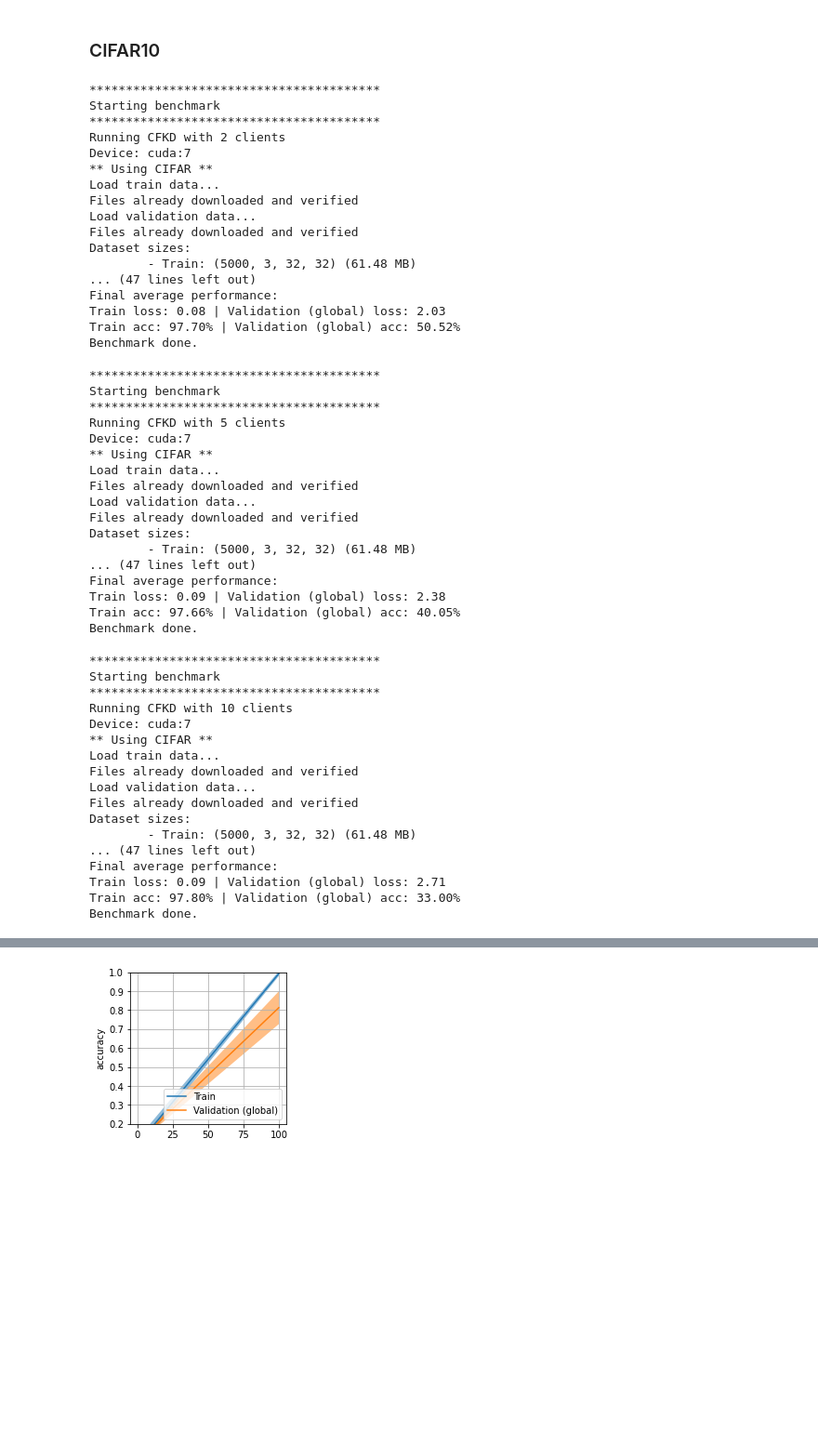
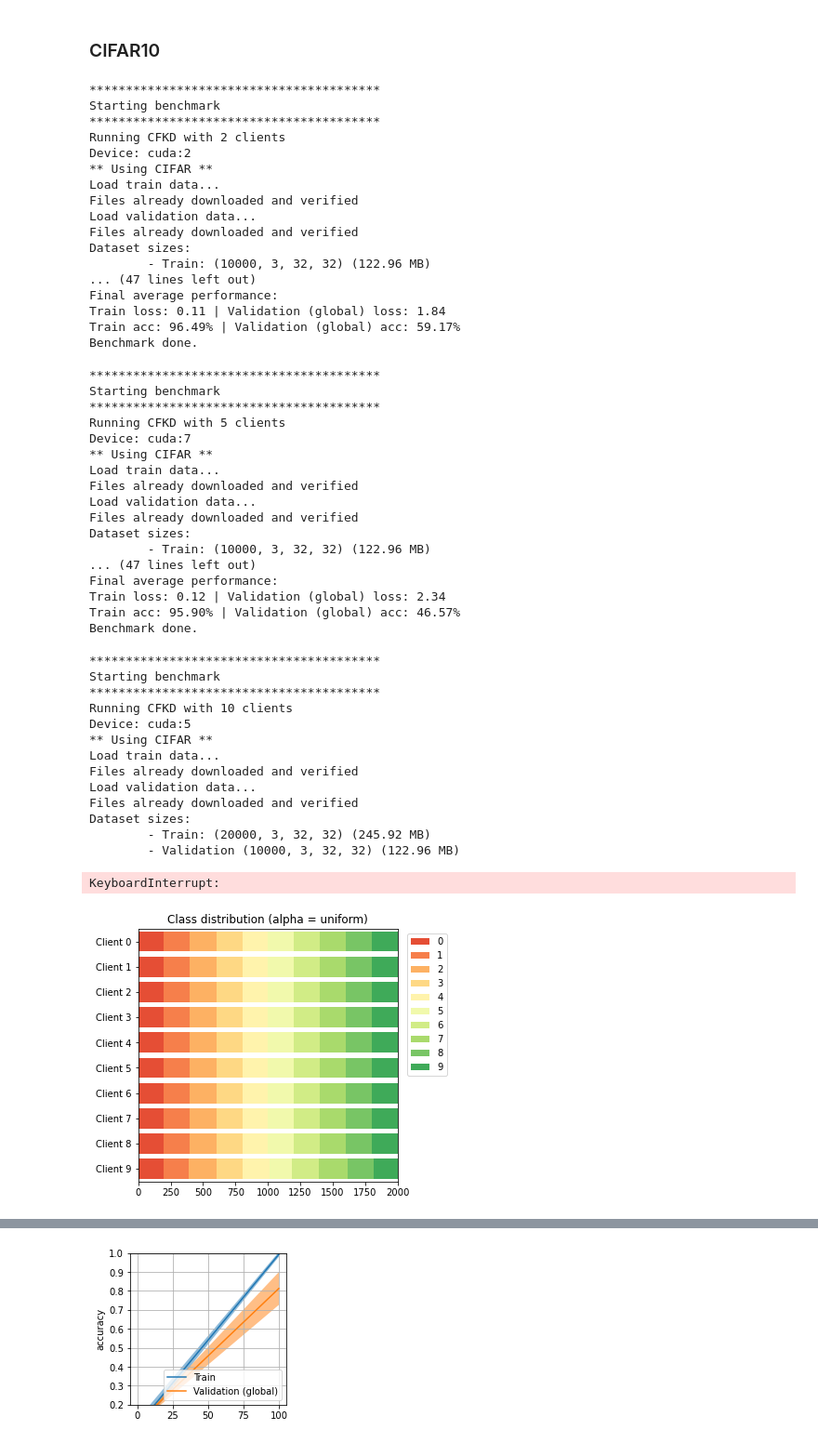
Before and after one commit to jingax/Multi-Fed, a Jupyter notebook: Figures.ipynb, the cells around one changed output, grey strips where cells are left out. Shown at 93% size. Drawn from its saved outputs; the diff is of its cells as text; code cells hidden in the pictures; blank space fills up the shorter version.

```diff
--- a/Figures.ipynb
+++ b/Figures.ipynb
@@ -250,12 +250,12 @@ Benchmark done.
 # %%
 dataset = "CIFAR10"
 model = "ResNet18"
-reduced = 0.1
-rounds = 25
+reduced = 0.2
+rounds = 20
 n_avg = 10
 track_history = 0
 export_dir = None #"./saves/MNIST_test"
-device = "cuda:7"
+device = "cuda:2"
 n_clients = 2
 lambda_kd = 10
 lambda_disc = 1
@@ -270,24 +270,24 @@ pt_kd, pt_fl, pt_fd, pt_il = benchmark(n_clients=n_clients, dataset=dataset, mod
 Starting benchmark
 ****************************************
 Running CFKD with 2 clients
-Device: cuda:7
+Device: cuda:2
 ** Using CIFAR **
 Load train data...
 Files already downloaded and verified
 Load validation data...
 Files already downloaded and verified
 Dataset sizes:
-        - Train: (5000, 3, 32, 32) (61.48 MB)
+        - Train: (10000, 3, 32, 32) (122.96 MB)
 ... (47 lines left out)
 Final average performance:
-Train loss: 0.08 | Validation (global) loss: 2.03
-Train acc: 97.70% | Validation (global) acc: 50.52%
+Train loss: 0.11 | Validation (global) loss: 1.84
+Train acc: 96.49% | Validation (global) acc: 59.17%
 Benchmark done.
 # %%
 dataset = "CIFAR10"
 model = "ResNet18"
-reduced = 0.1
-rounds = 25
+reduced = 0.2
+rounds = 20
 n_avg = 10
 track_history = 0
 export_dir = None #"./saves/MNIST_test"
@@ -313,45 +313,43 @@ Files already downloaded and verified
 Load validation data...
 Files already downloaded and verified
 Dataset sizes:
-        - Train: (5000, 3, 32, 32) (61.48 MB)
+        - Train: (10000, 3, 32, 32) (122.96 MB)
 ... (47 lines left out)
 Final average performance:
-Train loss: 0.09 | Validation (global) loss: 2.38
-Train acc: 97.66% | Validation (global) acc: 40.05%
+Train loss: 0.12 | Validation (global) loss: 2.34
+Train acc: 95.90% | Validation (global) acc: 46.57%
 Benchmark done.
 # %%
 dataset = "CIFAR10"
 model = "ResNet18"
-reduced = 0.1
-rounds = 25
+reduced = 0.4
+rounds = 20
 n_avg = 10
 track_history = 0
 export_dir = None #"./saves/MNIST_test"
-device = "cuda:7"
+device = "cuda:5"
 n_clients = 10
 lambda_kd = 10
 lambda_disc = 1
 feature_dim = 256
 seed = 0
 # Experiment
 pt_kd, pt_fl, pt_fd, pt_il = benchmark(n_clients=n_clients, dataset=dataset, model=model, lambda_kd=lambda_kd, lambda_disc=lambda_disc,
                                        reduced=reduced, n_avg=n_avg, rounds=rounds, track_history=track_history,
                                        export_dir=export_dir, device=device, seed=seed)
 # %% [output]
 ****************************************
 Starting benchmark
 ****************************************
 Running CFKD with 10 clients
-Device: cuda:7
+Device: cuda:5
 ** Using CIFAR **
 Load train data...
 Files already downloaded and verified
 Load validation data...
 Files already downloaded and verified
 Dataset sizes:
-        - Train: (5000, 3, 32, 32) (61.48 MB)
-... (47 lines left out)
-Final average performance:
-Train loss: 0.09 | Validation (global) loss: 2.71
-Train acc: 97.80% | Validation (global) acc: 33.00%
-Benchmark done.
+        - Train: (20000, 3, 32, 32) (245.92 MB)
+        - Validation (10000, 3, 32, 32) (122.96 MB)
+KeyboardInterrupt:
+[figure, added]
```
Also changed, not shown: parts of 6 cells of this notebook, 6 other files.
